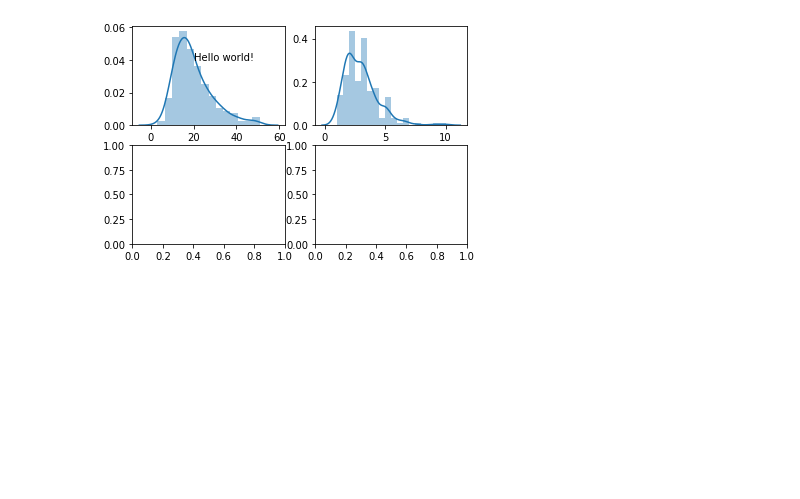
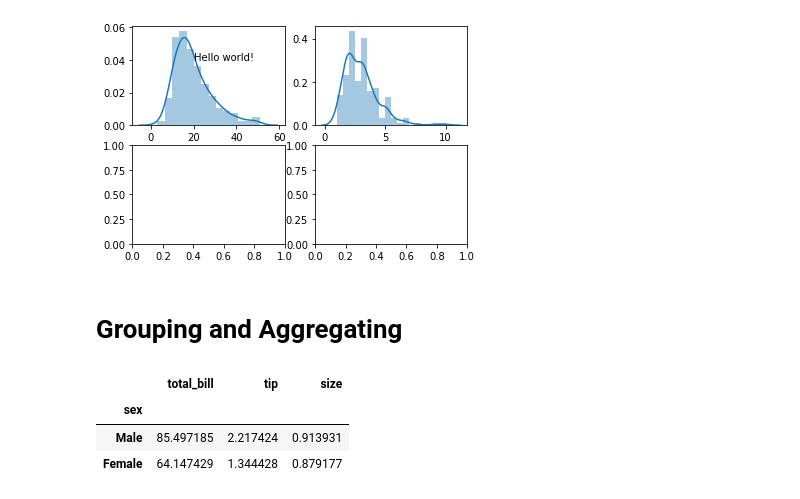
Before and after one commit to moritzwilksch/DataScienceEducation, a Jupyter notebook: PythonForDataAnalysis/Examples.ipynb, the cells around one changed output. Drawn from its saved outputs; the diff is of its cells as text; code cells hidden in the pictures; blank space fills up the shorter version.

```diff
--- a/PythonForDataAnalysis/Examples.ipynb
+++ b/PythonForDataAnalysis/Examples.ipynb
@@ -136,3 +147,12 @@ ax[0,0].text(20, 0.04, "Hello world!")
 # %% [output]
 Text(20, 0.04, 'Hello world!')
 [figure]
+# %% [markdown]
+ # Grouping and Aggregating
+# %%
+df.groupby("sex").agg(np.var)
+# %% [output]
+|  | total_bill | tip | size |
+| sex |  |  |  |
+| Male | 85.497185 | 2.217424 | 0.913931 |
+| Female | 64.147429 | 1.344428 | 0.879177 |
```
Also changed, not shown: parts of 8 cells of this notebook, 1 other file.
